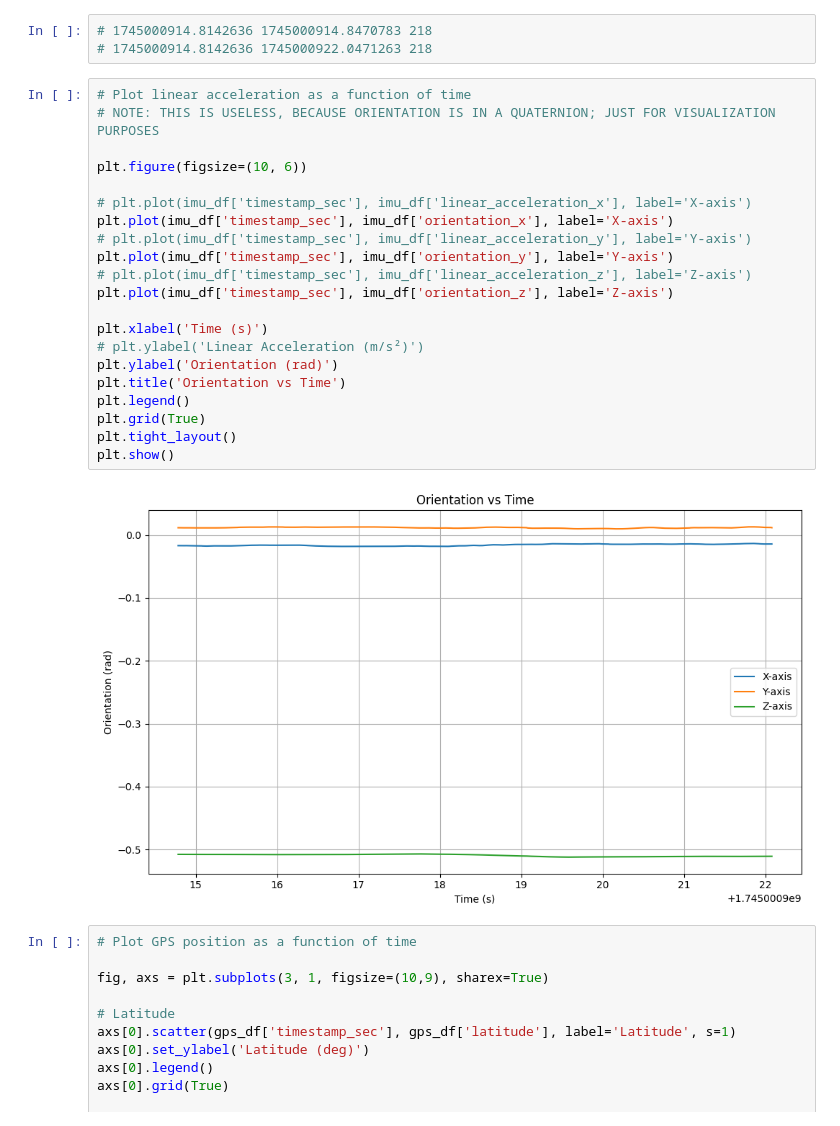
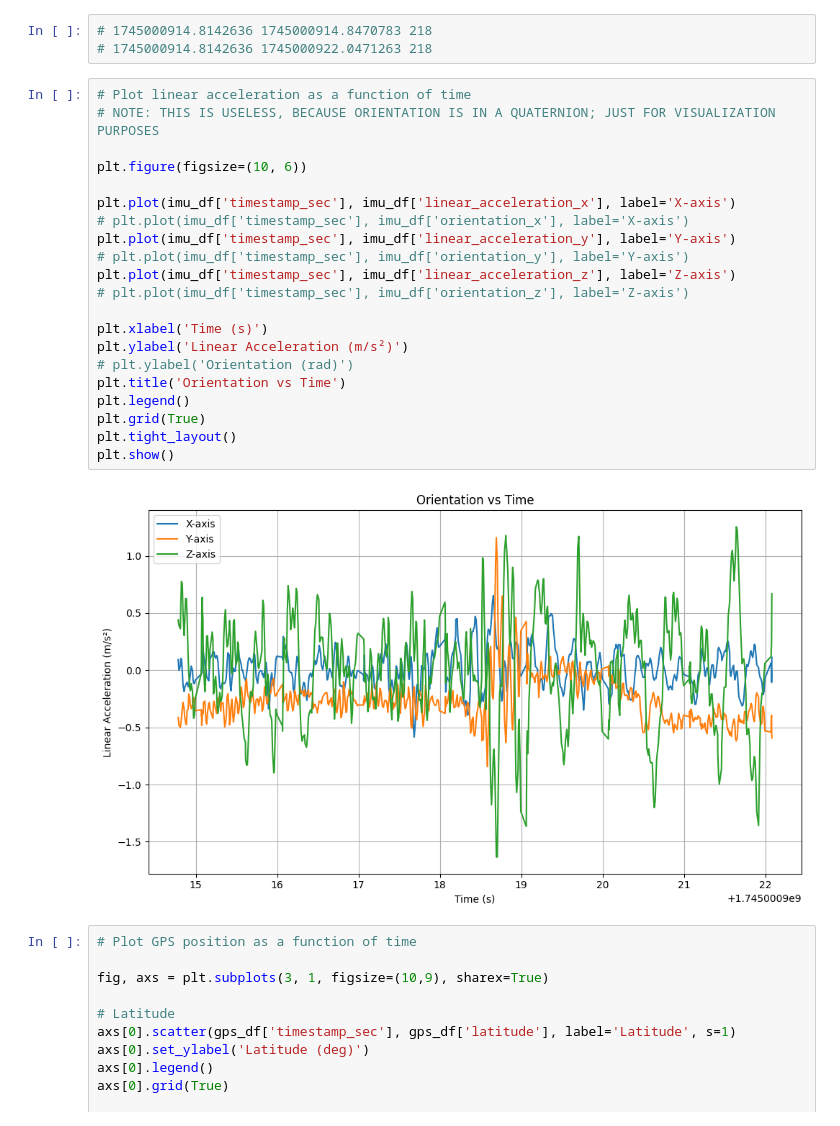
Before and after one commit to dchoate119/ASAR, a Jupyter notebook: s3/airport_vis.ipynb, the cells around one changed output. Saved outputs shown, nothing was run; the diff lists cells and outputs as text.

```diff
--- a/s3/airport_vis.ipynb
+++ b/s3/airport_vis.ipynb
@@ -71,26 +71,26 @@ print(timestamps[0], timestamps[-1], len(timestamps))
 # %%
 # Plot linear acceleration as a function of time
 # NOTE: THIS IS USELESS, BECAUSE ORIENTATION IS IN A QUATERNION; JUST FOR VISUALIZATION PURPOSES
 
 plt.figure(figsize=(10, 6))
 
-# plt.plot(imu_df['timestamp_sec'], imu_df['linear_acceleration_x'], label='X-axis')
-plt.plot(imu_df['timestamp_sec'], imu_df['orientation_x'], label='X-axis')
-# plt.plot(imu_df['timestamp_sec'], imu_df['linear_acceleration_y'], label='Y-axis')
-plt.plot(imu_df['timestamp_sec'], imu_df['orientation_y'], label='Y-axis')
-# plt.plot(imu_df['timestamp_sec'], imu_df['linear_acceleration_z'], label='Z-axis')
-plt.plot(imu_df['timestamp_sec'], imu_df['orientation_z'], label='Z-axis')
+plt.plot(imu_df['timestamp_sec'], imu_df['linear_acceleration_x'], label='X-axis')
+# plt.plot(imu_df['timestamp_sec'], imu_df['orientation_x'], label='X-axis')
+plt.plot(imu_df['timestamp_sec'], imu_df['linear_acceleration_y'], label='Y-axis')
+# plt.plot(imu_df['timestamp_sec'], imu_df['orientation_y'], label='Y-axis')
+plt.plot(imu_df['timestamp_sec'], imu_df['linear_acceleration_z'], label='Z-axis')
+# plt.plot(imu_df['timestamp_sec'], imu_df['orientation_z'], label='Z-axis')
 
 plt.xlabel('Time (s)')
-# plt.ylabel('Linear Acceleration (m/s²)')
-plt.ylabel('Orientation (rad)')
+plt.ylabel('Linear Acceleration (m/s²)')
+# plt.ylabel('Orientation (rad)')
 plt.title('Orientation vs Time')
 plt.legend()
 plt.grid(True)
 plt.tight_layout()
 plt.show()
 # %% [output]
-[figure, old version]
+[figure, new version]
 # %%
 # Plot GPS position as a function of time
 
```
Also changed, not shown: parts of 11 cells of this notebook.
